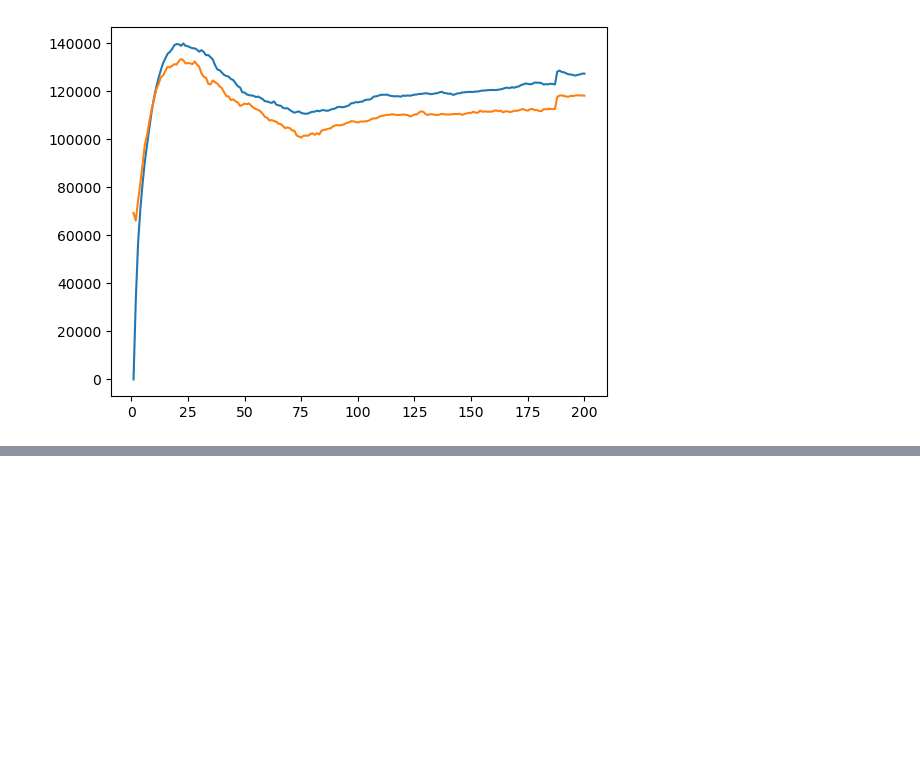
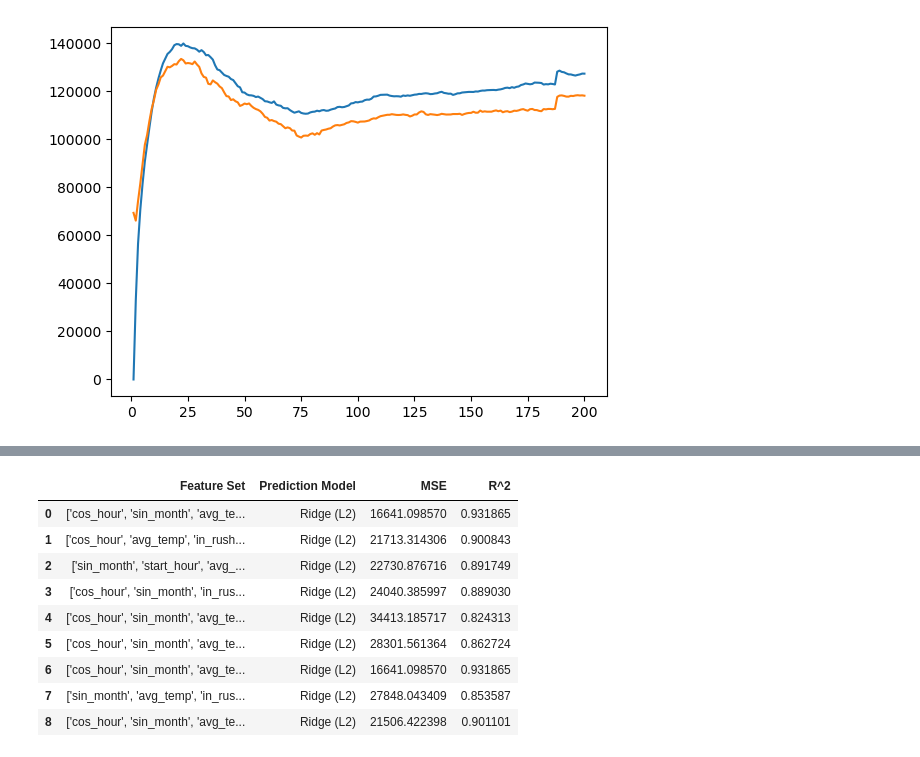
Before and after one commit to diego411/AA_Team_10, a Jupyter notebook: notebook/FeatureEngineering.ipynb, the cells around one changed output, grey strips where cells are left out. Cells and saved outputs as stored; diff of their text form; code cells hidden in the pictures; blank space fills up the shorter version.

Commit message:
model evaluation function for ridge done, connection between featureengineering and model_evaluation file done, print of performance indexes

```diff
--- a/notebook/FeatureEngineering.ipynb
+++ b/notebook/FeatureEngineering.ipynb
@@ -898,0 +905,16 @@ df_performance.style.set_properties(subset = ['Feature Set'], **{'width-min': '3
+# %%
+test = ['cos_hour','sin_month', 'avg_temp', 'in_rush_Hour', 'prev_Demand']
+#model_evaluation(test).style.set_properties(subset = ['Feature Set'], **{'width-min': '300px'})
+df_performance = model_evaluation(test)
+df_performance.style.set_properties(subset = ['Feature Set'], **{'width-min': '300px'})
+# %% [output]
+|  | Feature Set | Prediction Model | MSE | R^2 |
+| 0 | ['cos_hour', 'sin_month', 'avg_te... | Ridge (L2) | 16641.098570 | 0.931865 |
+| 1 | ['cos_hour', 'avg_temp', 'in_rush... | Ridge (L2) | 21713.314306 | 0.900843 |
+| 2 | ['sin_month', 'start_hour', 'avg_... | Ridge (L2) | 22730.876716 | 0.891749 |
+| 3 | ['cos_hour', 'sin_month', 'in_rus... | Ridge (L2) | 24040.385997 | 0.889030 |
+| 4 | ['cos_hour', 'sin_month', 'avg_te... | Ridge (L2) | 34413.185717 | 0.824313 |
+| 5 | ['cos_hour', 'sin_month', 'avg_te... | Ridge (L2) | 28301.561364 | 0.862724 |
+| 6 | ['cos_hour', 'sin_month', 'avg_te... | Ridge (L2) | 16641.098570 | 0.931865 |
+| 7 | ['sin_month', 'avg_temp', 'in_rus... | Ridge (L2) | 27848.043409 | 0.853587 |
+| 8 | ['cos_hour', 'sin_month', 'avg_te... | Ridge (L2) | 21506.422398 | 0.901101 |
```
Also changed, not shown: parts of 87 cells of this notebook, 1 other file.
